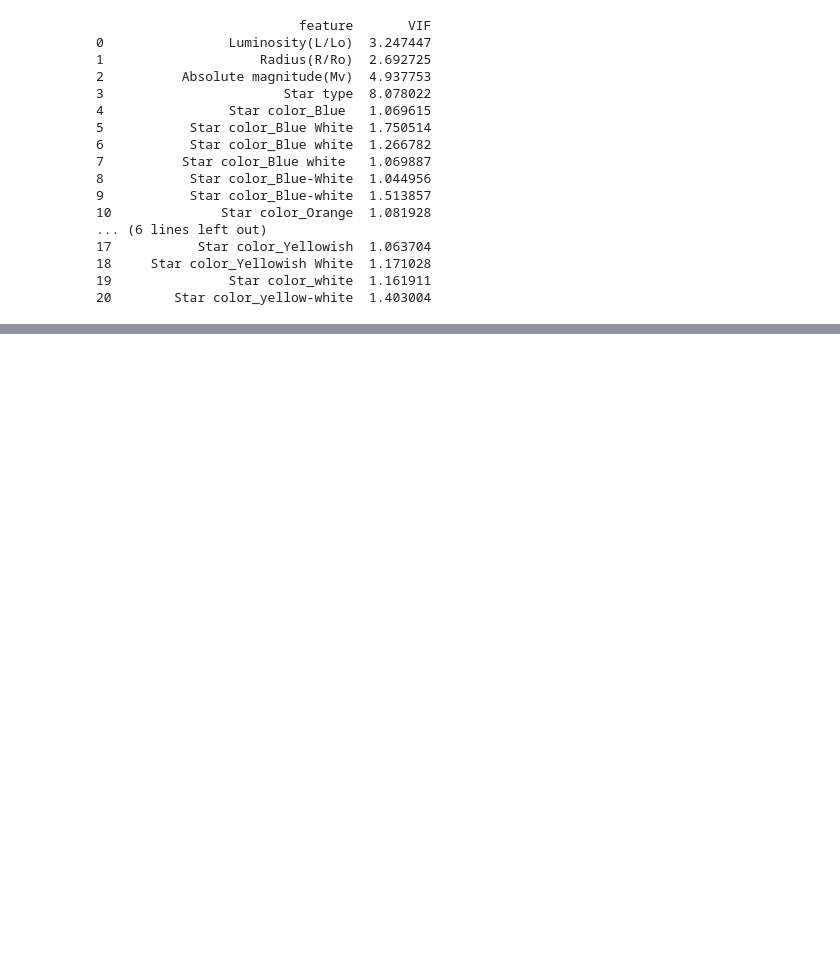
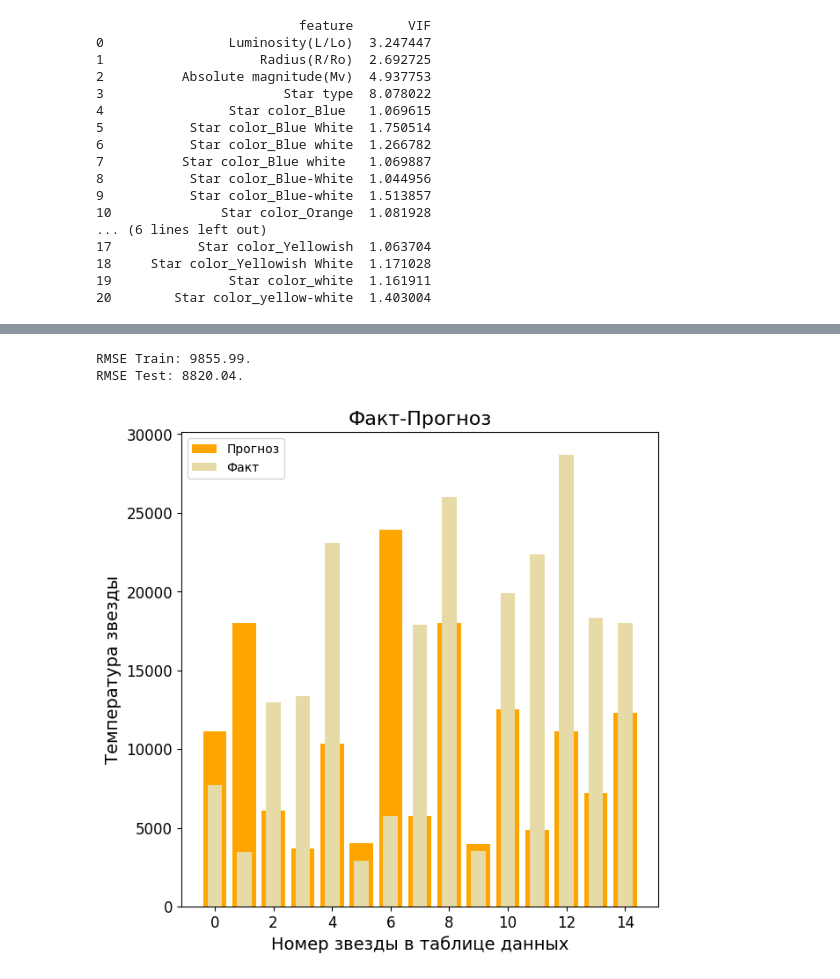
Before and after one commit to SergeyDolin/StarTempNet, a Jupyter notebook: main.ipynb, the cells around one changed output, grey strips where cells are left out. Cells and saved outputs as stored; diff of their text form; code cells hidden in the pictures; blank space fills up the shorter version.

```diff
--- a/main.ipynb
+++ b/main.ipynb
@@ -410,0 +496,7 @@ show_graph(test_preds_bn)
+# %%
+model_bd = NeuralNet(input_dim=21, hidden_lyrs=[75,50,25,10], output_dim=1, dropout=True, batch_norm=True)
+
+criterion = nn.MSELoss()
+optimizer = torch.optim.Adam(model_bd.parameters(), lr=1e-2)
+
+TrainModel(model_bd, criterion, optimizer, X_train_slr, Y_train, epochs=200000, drpt=True, btnr=True)
@@ -410,0 +524,15 @@ show_graph(test_preds_bn)
+# %%
+train_preds_bn = model_bd.forward_bd(X_train_slr)
+test_preds_bn = model_bd.forward_bd(X_test_slr)
+# %%
+print("RMSE Train: {0:.2f}.". \
+      format((mean_squared_error(Y_train.detach().numpy(), train_preds_bn.detach().numpy().squeeze()))**0.5))
+print("RMSE Test: {0:.2f}.". \
+      format((mean_squared_error(Y_test.detach().numpy(), test_preds_bn.detach().numpy().squeeze()))**0.5))
+# %% [output]
+RMSE Train: 9855.99.
+RMSE Test: 8820.04.
+# %%
+show_graph(test_preds_bn)
+# %% [output]
+[figure, added]
```
Also changed, not shown: parts of 20 cells of this notebook.
